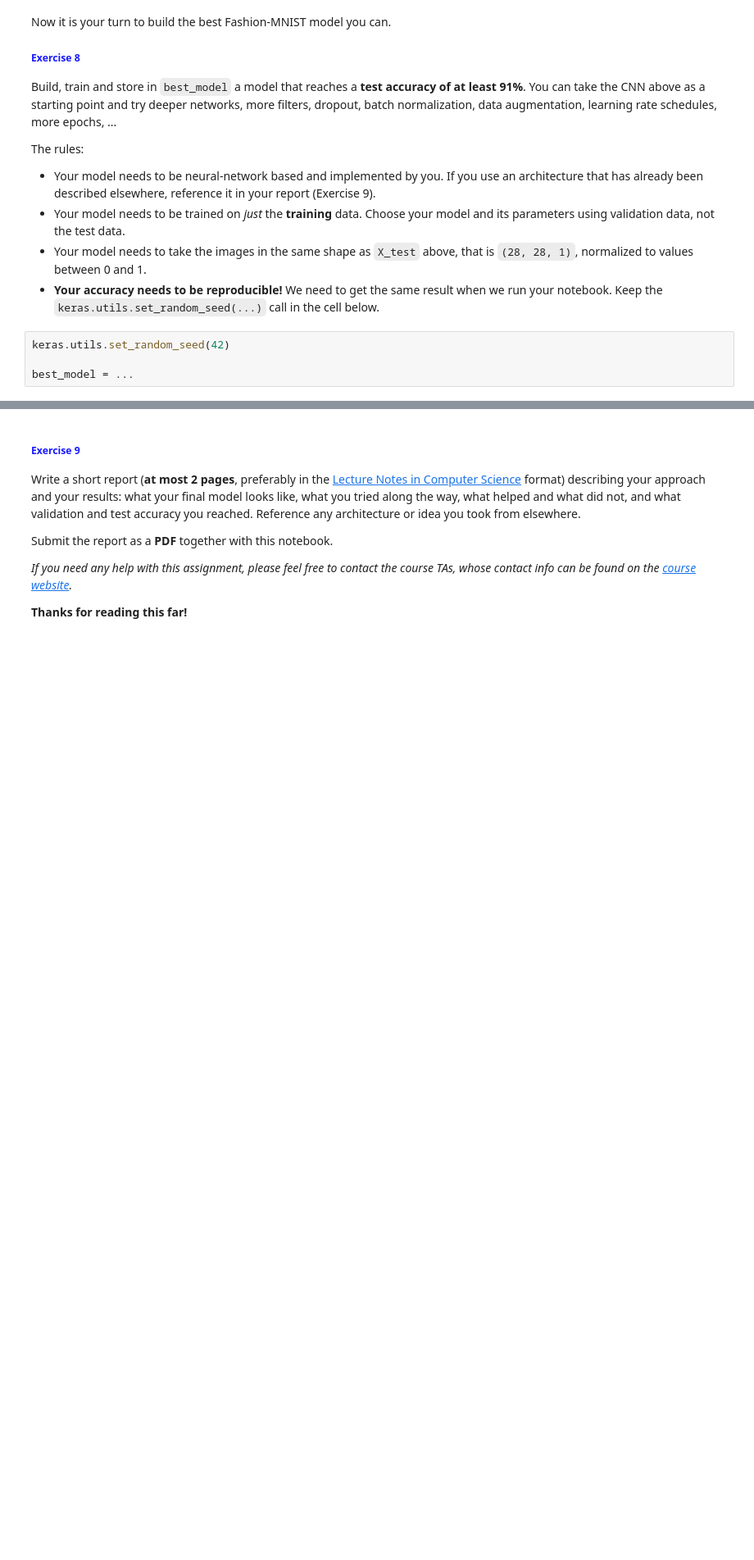
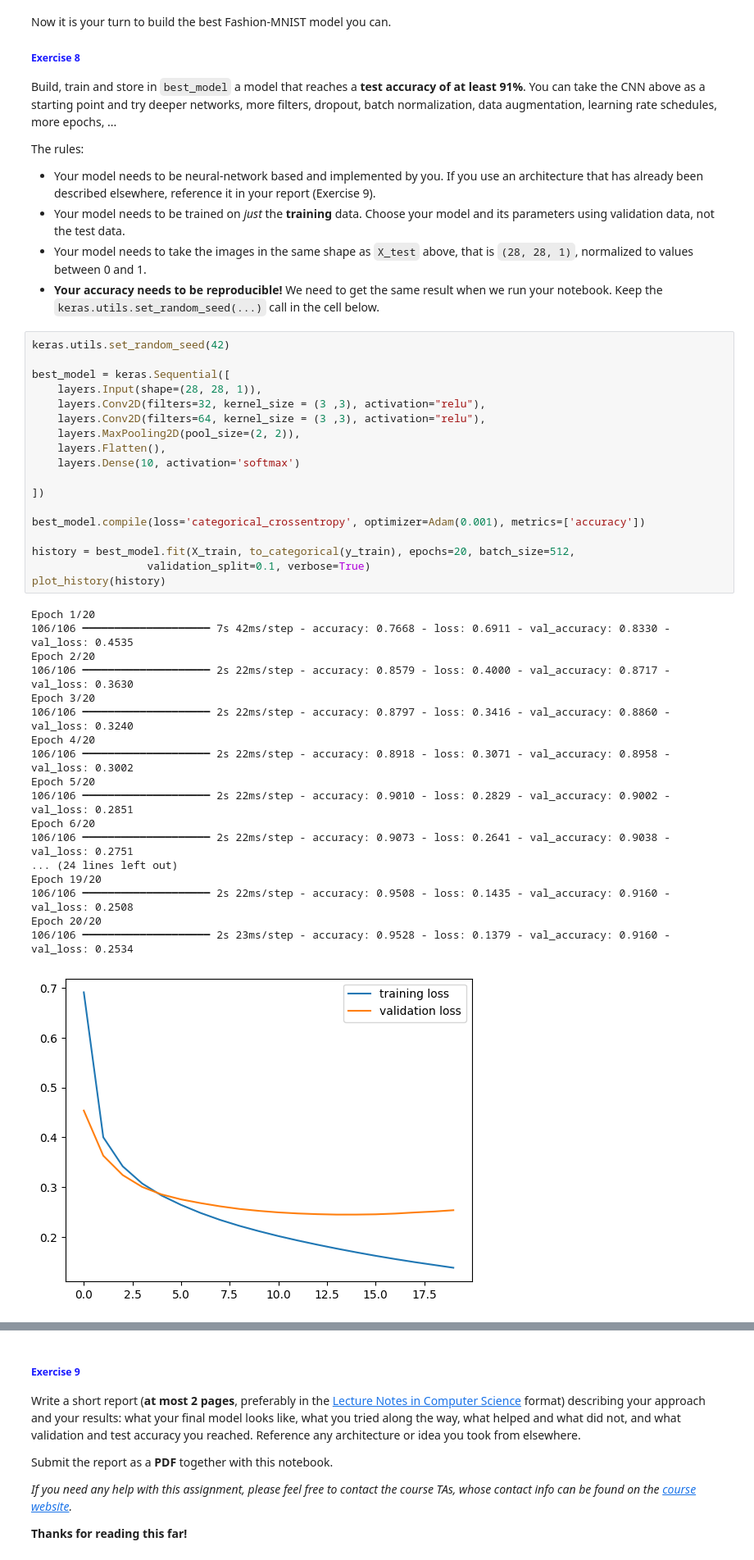
Before and after one commit to Lietadlo17/ml, a Jupyter notebook: assignment3/neural_networks.ipynb, the cells around one changed output, grey strips where cells are left out. Shown at 82% size. Drawn from its saved outputs; the diff is of its cells as text; blank space fills up the shorter version.

```diff
--- a/assignment3/neural_networks.ipynb
+++ b/assignment3/neural_networks.ipynb
@@ -490,7 +580,40 @@ The rules:
 * Your model needs to be trained on *just* the **training** data. Choose your model and its parameters using validation data, not the test data.
 * Your model needs to take the images in the same shape as `X_test` above, that is `(28, 28, 1)`, normalized to values between 0 and 1.
 * **Your accuracy needs to be reproducible!** We need to get the same result when we run your notebook. Keep the `keras.utils.set_random_seed(...)` call in the cell below.
-# %%
-keras.utils.set_random_seed(42)
-
-best_model = ...
+# %%
+keras.utils.set_random_seed(42)
+
+best_model = keras.Sequential([
+    layers.Input(shape=(28, 28, 1)),
+    layers.Conv2D(filters=32, kernel_size = (3 ,3), activation="relu"),
+    layers.Conv2D(filters=64, kernel_size = (3 ,3), activation="relu"),
+    layers.MaxPooling2D(pool_size=(2, 2)),
+    layers.Flatten(),
+    layers.Dense(10, activation='softmax')
+
+])
+
+best_model.compile(loss='categorical_crossentropy', optimizer=Adam(0.001), metrics=['accuracy'])
+
+history = best_model.fit(X_train, to_categorical(y_train), epochs=20, batch_size=512,
+                  validation_split=0.1, verbose=True)
+plot_history(history)
+# %% [output]
+Epoch 1/20
+106/106 ━━━━━━━━━━━━━━━━━━━━ 7s 42ms/step - accuracy: 0.7668 - loss: 0.6911 - val_accuracy: 0.8330 - val_loss: 0.4535
+Epoch 2/20
+106/106 ━━━━━━━━━━━━━━━━━━━━ 2s 22ms/step - accuracy: 0.8579 - loss: 0.4000 - val_accuracy: 0.8717 - val_loss: 0.3630
+Epoch 3/20
+106/106 ━━━━━━━━━━━━━━━━━━━━ 2s 22ms/step - accuracy: 0.8797 - loss: 0.3416 - val_accuracy: 0.8860 - val_loss: 0.3240
+Epoch 4/20
+106/106 ━━━━━━━━━━━━━━━━━━━━ 2s 22ms/step - accuracy: 0.8918 - loss: 0.3071 - val_accuracy: 0.8958 - val_loss: 0.3002
+Epoch 5/20
+106/106 ━━━━━━━━━━━━━━━━━━━━ 2s 22ms/step - accuracy: 0.9010 - loss: 0.2829 - val_accuracy: 0.9002 - val_loss: 0.2851
+Epoch 6/20
+106/106 ━━━━━━━━━━━━━━━━━━━━ 2s 22ms/step - accuracy: 0.9073 - loss: 0.2641 - val_accuracy: 0.9038 - val_loss: 0.2751
+... (24 lines left out)
+Epoch 19/20
+106/106 ━━━━━━━━━━━━━━━━━━━━ 2s 22ms/step - accuracy: 0.9508 - loss: 0.1435 - val_accuracy: 0.9160 - val_loss: 0.2508
+Epoch 20/20
+106/106 ━━━━━━━━━━━━━━━━━━━━ 2s 23ms/step - accuracy: 0.9528 - loss: 0.1379 - val_accuracy: 0.9160 - val_loss: 0.2534
+[figure, added]
```
Also changed, not shown: parts of 22 cells of this notebook.
